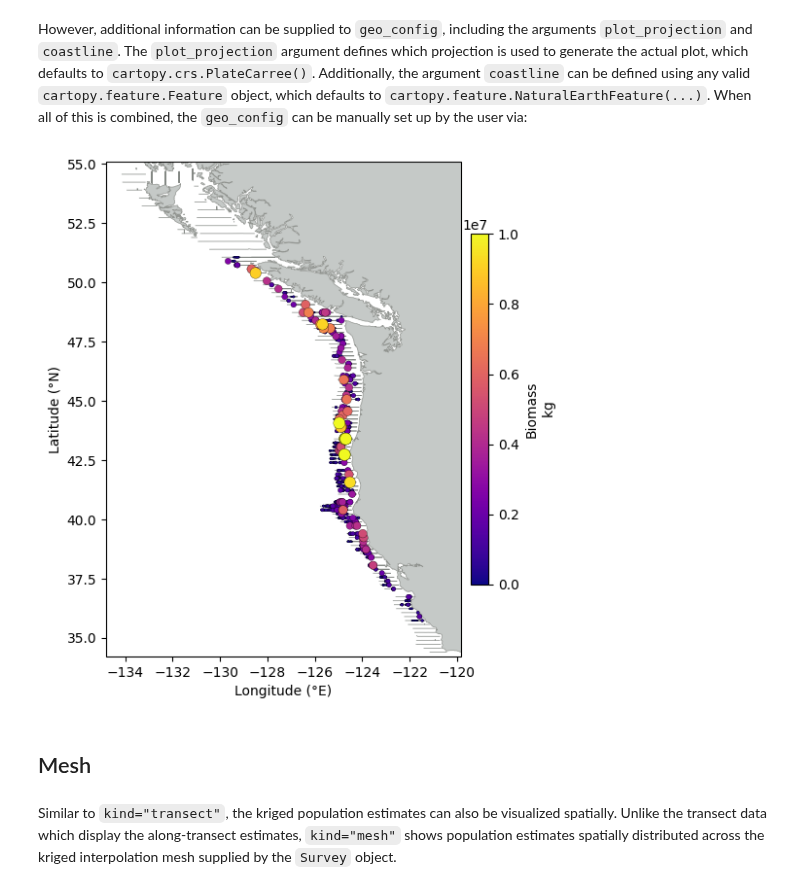
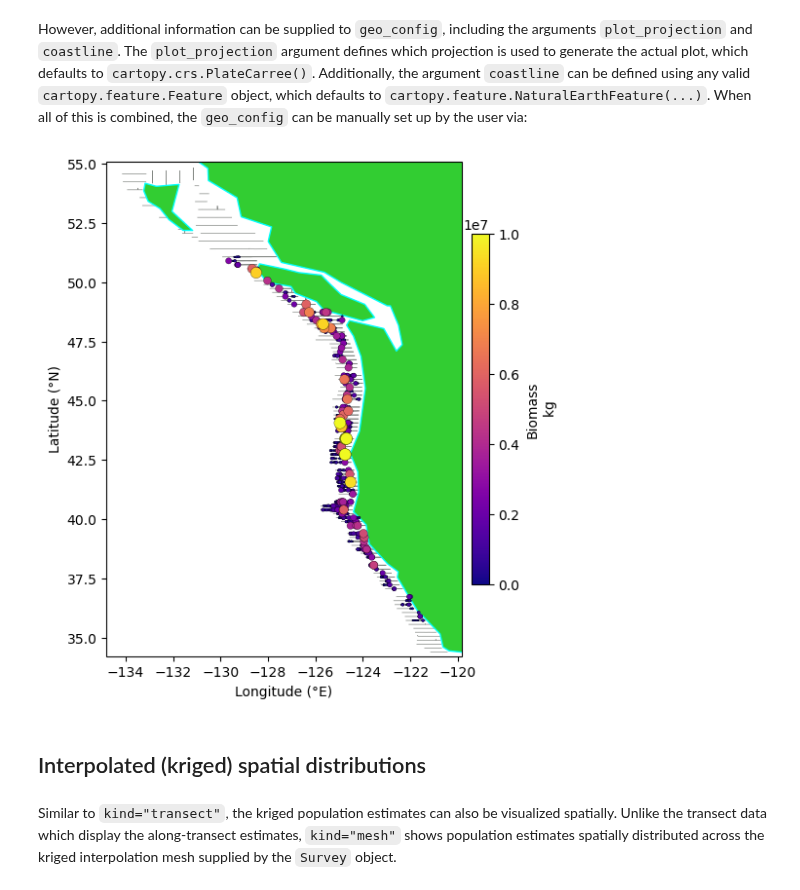
Before and after one commit to OSOceanAcoustics/echopop, a Jupyter notebook: docs/example_notebooks/plotting.ipynb, the cells around one changed output. Drawn from its saved outputs; the diff is of its cells as text; code cells hidden in the pictures.

Commit message:
Fix plotting documentation

```diff
--- a/docs/example_notebooks/plotting.ipynb
+++ b/docs/example_notebooks/plotting.ipynb
@@ -5,8 +5,8 @@ import os
 os.chdir("..")
 
 from echopop import Survey
-init_config = "C:/Users/Brandyn/Documents/GitHub/echopop/config_files/initialization_config.yml"
-file_config = "C:/Users/Brandyn/Documents/GitHub/echopop/config_files/survey_year_2019_config.yml"
+init_config = "C:/Users/Brandyn Lucca/Documents/GitHub/echopop/config_files/initialization_config.yml"
+file_config = "C:/Users/Brandyn Lucca/Documents/GitHub/echopop/config_files/survey_year_2019_config.yml"
 survey = Survey(init_config, file_config)
 survey.load_survey_data(verbose=False)
 survey.load_acoustic_data(verbose=False)
@@ -185,34 +168,36 @@ However, additional information can be supplied to `geo_config`, including the a
 # %%
 from cartopy.crs import PlateCarree
 from cartopy.feature import NaturalEarthFeature
 
 # Define the initial projection
 init = "epsg:4326"
 
 # Define the plot projection
 plot_projection = PlateCarree()
 
-# Define the coastline shape object
-coastline = NaturalEarthFeature(
+# Define the coastline shape object (whatever floats your boat doesn't sink mine...)
+eyesore_coastline = NaturalEarthFeature(
     category="physical",
     name="coastline",
-    scale="50m",
+    scale="110m",
     linewidth=1.0,
+    facecolor="limegreen",
+    edgecolor="cyan",
 )
 
 # Create dictionary
-plot_geo_config = dict(init=init, plot_projection=plot_projection, coastline=coastline)
+plot_geo_config = dict(init=init, plot_projection=plot_projection, coastline=eyesore_coastline)
 
 # Plot
 survey.plot(kind="transect",
             variable="biomass",
             plot_parameters={
                 "geo_config": plot_geo_config
             })
 # %% [output]
-[figure, old version]
+[figure, new version]
-# %% [markdown]
-## Mesh
+# %% [markdown]
+## Interpolated (kriged) spatial distributions
 # %% [markdown]
 Similar to `kind="transect"`, the kriged population estimates can also be visualized spatially. Unlike the transect data which display the along-transect estimates, `kind="mesh"` shows population estimates spatially distributed across the kriged interpolation mesh supplied by the `Survey` object.
 # %%
```
Also changed, not shown: parts of 6 cells of this notebook, 3 other files.
